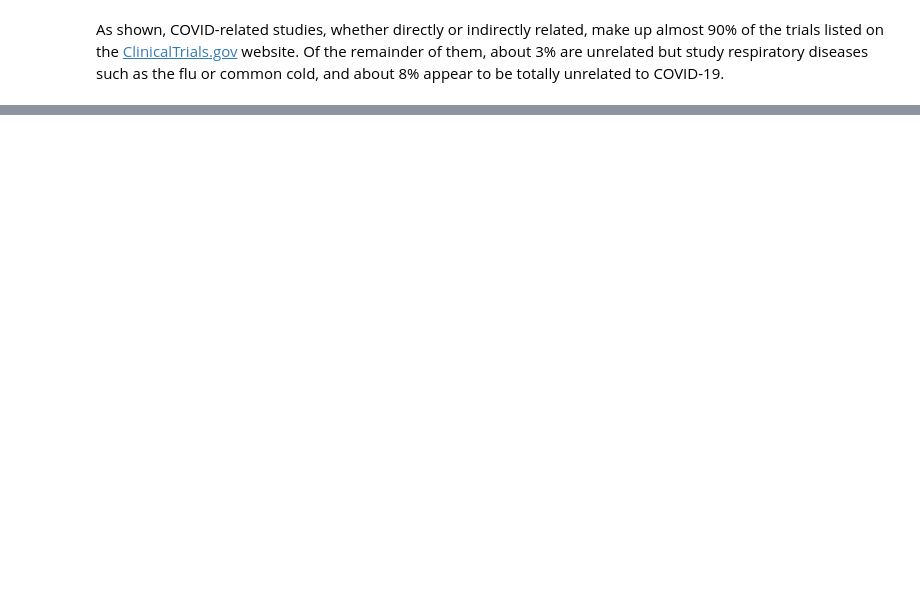
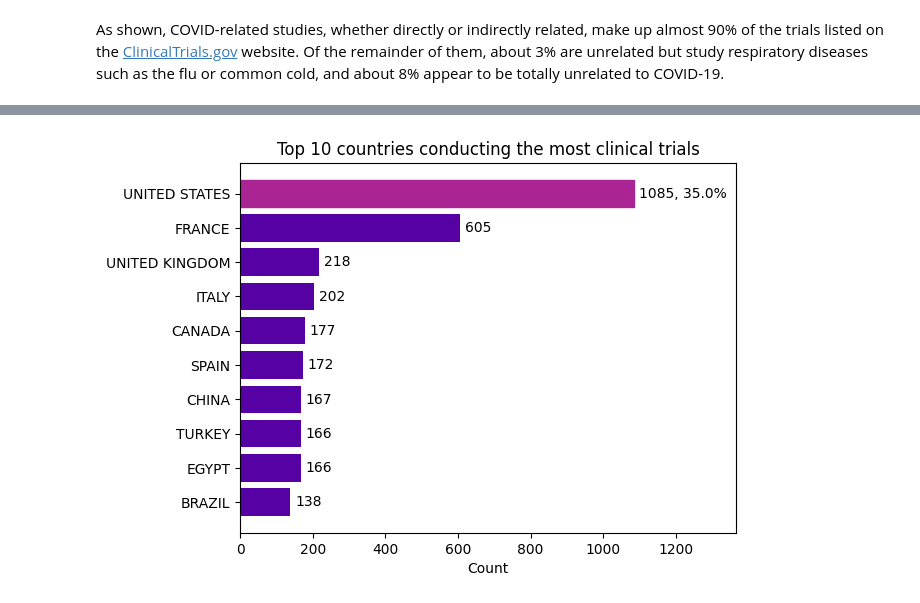
Before and after one commit to chels-kim/kaggle-covid-clintri, a Jupyter notebook: kaggle-covid-clintri/COVID-19 Clinical Trials.ipynb, the cells around one changed output, grey strips where cells are left out. Cells and saved outputs as stored; diff of their text form; code cells hidden in the pictures; blank space fills up the shorter version.

```diff
--- a/kaggle-covid-clintri/COVID-19 Clinical Trials.ipynb
+++ b/kaggle-covid-clintri/COVID-19 Clinical Trials.ipynb
@@ -518,0 +500,5 @@ AttributeError: 'Series' object has no attribute 'values_count'
+# %%
+# TODO: Sort each, and colour each bar according to the groups
+df_studies['status_detail'] = ['']*len(df_studies.overall_status)
+overall_status_list = list(df_studies['overall_status'].value_counts().index)
+print(overall_status_list)
@@ -518,0 +507,33 @@ AttributeError: 'Series' object has no attribute 'values_count'
+# %%
+# Group the statuses
+group_labels = ['Not started', 'In prep / Active', 'Inactive', 'Finished', 'Expanded access']
+
+# TODO: Could refactor this portion; this won't work if the number of studies in each status changes and the
+# value count order changes
+for i, s in enumerate(overall_status_list):
+    if i in [1]:
+        idx = 0
+    elif i in [0,3,4]:
+        idx = 1
+    elif i in [5,6,7]:
+        idx = 2
+    elif i in [2]:
+        idx = 3
+    elif i in [8,9,10]:
+        idx = 4
+    elif s == 'Unknown':
+        idx = 5
+    df_studies.loc[df_studies['overall_status'] == s,'status_detail'] = group_labels[idx]
+
+# Sort within each group
+grouped_status = df_studies.groupby(['status_detail','overall_status','study_topic']).size()\
+    .reset_index().rename(columns = {0: 'counts'})\
+    .sort_values(by=['status_detail','counts'], ascending=False)
+
+# Within each group, label the COVID-related ones
+grouped_status.loc[grouped_status.study_topic == 'COVID-related', 'study_topic'] = 1
+grouped_status.loc[grouped_status.study_topic == 'COVID_secondary', 'study_topic'] = 2
+grouped_status.loc[grouped_status.study_topic == 'Unrelated', 'study_topic'] = 0
+grouped_status.loc[grouped_status.study_topic == 'Unrelated, Respiratory', 'study_topic'] = 0
+
+# Colour each group, highlighting COVID-related ones with more saturation
@@ -519 +562,9 @@ AttributeError: 'Series' object has no attribute 'values_count'
+# %%
+countries = list(df_studies['location_countries'].value_counts().index)
+country_counts = list(df_studies['location_countries'].value_counts().values)
+
+mybarh(countries[:10],country_counts[:10],
+       title='Top 10 countries conducting the most clinical trials')
+# %% [output]
+[figure, added]
 # %% [markdown]
```
Also changed, not shown: parts of 13 cells of this notebook.
